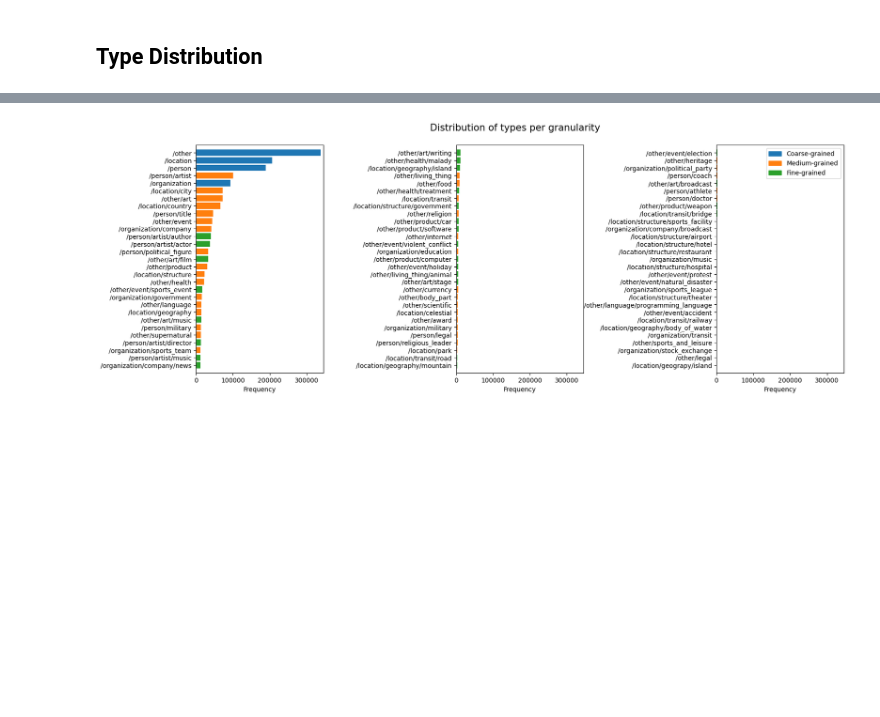
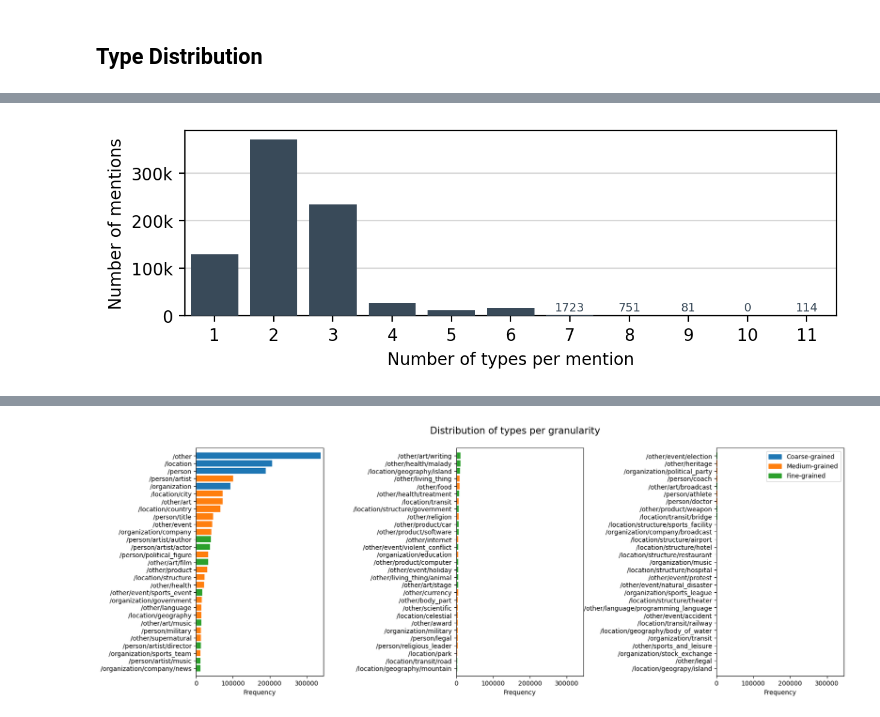
Before and after one commit to psaegert/nli-nec, a Jupyter notebook: dev/analysis/eda.ipynb, the cells around one changed output, grey strips where cells are left out. Drawn from its saved outputs; the diff is of its cells as text; code cells hidden in the pictures; blank space fills up the shorter version.

Commit message:
Investigate artifacts and add images

```diff
--- a/dev/analysis/eda.ipynb
+++ b/dev/analysis/eda.ipynb
@@ -10,2 +10,13 @@ from nlinec.utils import get_results_dir
 # %%
 DATASET = 'augmented_train.json'
+# %%
+instances = []
+
+with open(os.path.join(get_data_dir(), DATASET), 'r') as f:
+    # Read each line of the file
+    for line in tqdm(f, desc=f'Loading {DATASET}'):
+        # Convert the line into a dictionary and append the dictionary to the list
+        instances.append(json.loads(line))
+
+# Convert the list of dictionaries into a DataFrame
+df = pd.DataFrame(instances)
@@ -42,0 +76,5 @@ ax.set_xticklabels(np.arange(1, max(data['n_types'])));
+# %%
+types_per_mention_hist = data['n_types'].value_counts().sort_index()
+
+# Fill in missing values
+types_per_mention_hist = types_per_mention_hist.reindex(np.arange(1, types_per_mention_hist.index.max() + 1), fill_value=0)
@@ -43,3 +96,27 @@ ax.set_xticklabels(np.arange(1, max(data['n_types'])));
+# %%
+fig, ax = plt.subplots(figsize=(7, 2), dpi=200)
+
+ax.bar(types_per_mention_hist.index, types_per_mention_hist.values, color=color_palette('medium'), zorder=3)
+
+# For 7 to 9 types, annotate the number of mentions
+for i in range(7, 12):
+    ax.text(i, 10000, f'{types_per_mention_hist[i]}', ha='center', fontsize=7, color=color_palette('medium'))
+
+ax.set_xlabel('Number of types per mention')
+ax.set_ylabel('Number of mentions')
+
+
+# ax.set_title('Distribution of number of types per entity');
+ax.set_xticks(np.arange(1, 1 + max(data['n_types'])))
+
+ax.set_xlim(0.5, 0.5 + max(data['n_types']))
+
+ax.grid(axis='y', alpha=0.5, zorder=0)
+
+ax.set_yticks([0, 1e5, 2e5, 3e5])
+ax.set_yticklabels([0, '100k', '200k', '300k']);
+# %% [output]
+[figure, added]
 # %%
 # Explode the types
 types = data['full_type'].explode().reset_index(drop=True)
```
Also changed, not shown: parts of 14 cells of this notebook, 2 other files.
